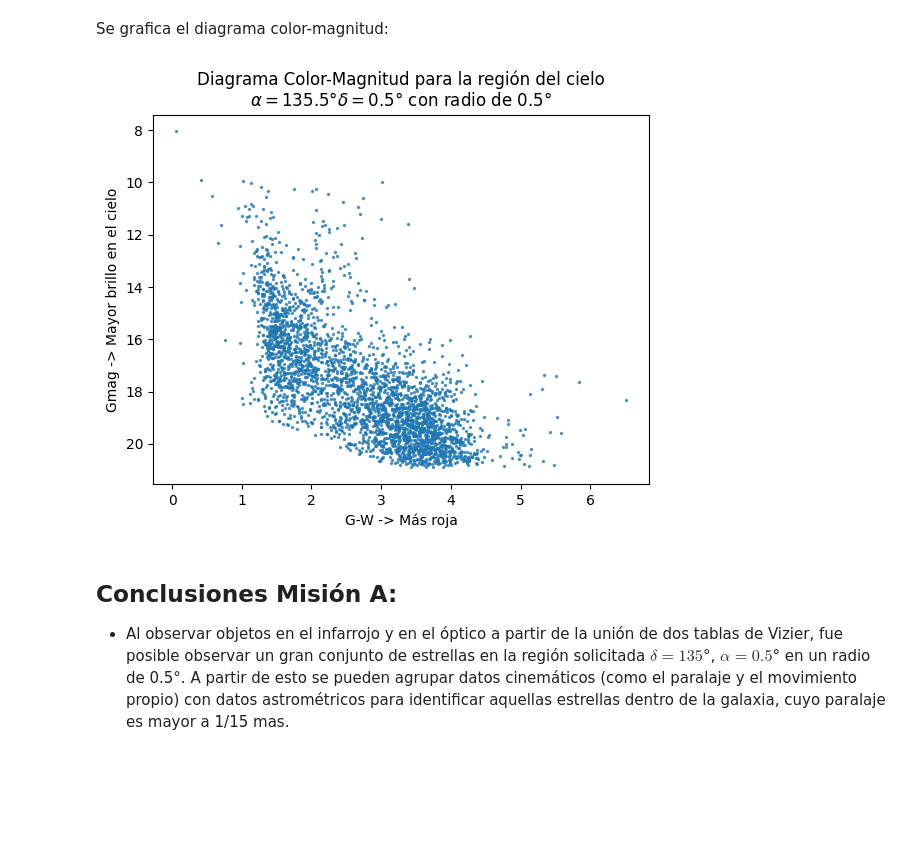
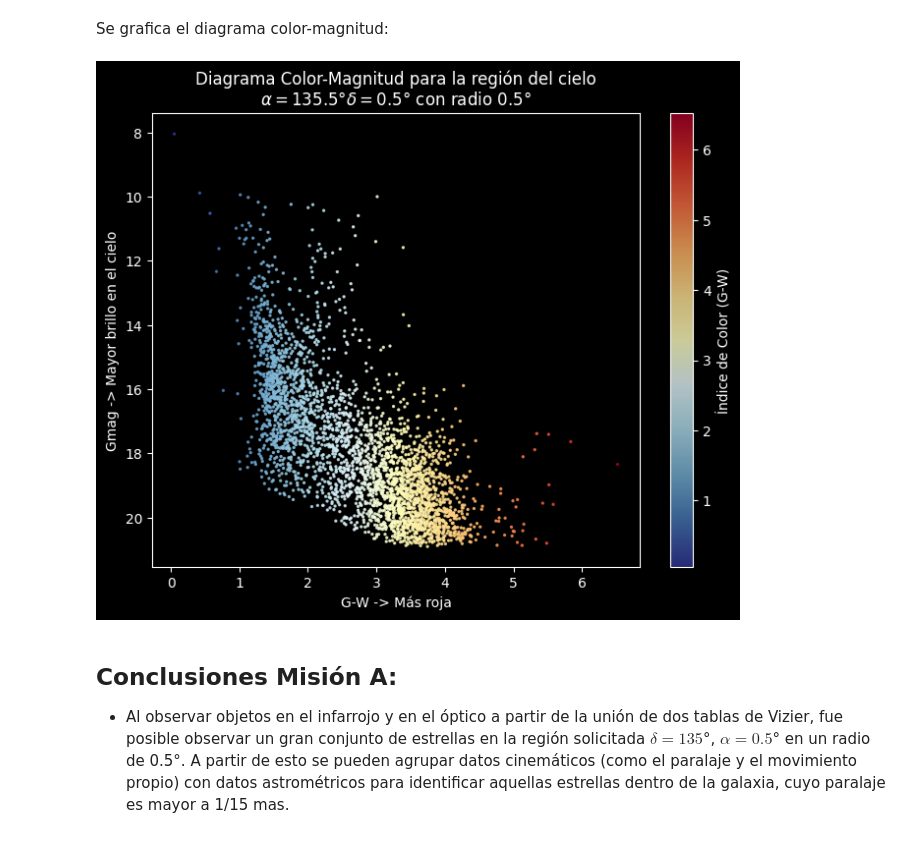
Before and after one commit to seanperdomo/Proyecto_2_MD, a Jupyter notebook: main.ipynb, the cells around one changed output. Saved outputs shown, nothing was run; the diff lists cells and outputs as text; code cells hidden in the pictures; blank space fills up the shorter version.

```diff
--- a/main.ipynb
+++ b/main.ipynb
@@ -113,15 +100,19 @@ See the caveats in the documentation: https://pandas.pydata.org/pandas-docs/stab
 # %% [markdown]
 Se grafica el diagrama color-magnitud:
 # %%
-plt.scatter(df['G-W'], df['Gmag'], s=2, alpha=0.7)
-plt.title('Diagrama Color-Magnitud para la región del cielo\n'+ r'$\alpha=135.5$°$\delta=0.5$° con radio de 0.5°')
+plt.style.use('dark_background')
+plt.figure(figsize=(8, 6))
+sc = plt.scatter(df['G-W'], df['Gmag'], c=df['G-W'], cmap='RdYlBu_r', s=2, alpha=0.8)
+plt.title('Diagrama Color-Magnitud para la región del cielo\n'+ r'$\alpha=135.5$°$\delta=0.5$° con radio 0.5°')
 plt.ylabel('Gmag -> Mayor brillo en el cielo')
 plt.xlabel('G-W -> Más roja')
+cbar = plt.colorbar(sc)
+cbar.set_label('Índice de Color (G-W)')
 plt.gca().invert_yaxis()
 plt.savefig('cmd_1.png')
 plt.show()
 # %% [output]
-[figure, old version]
+[figure, new version]
 # %% [markdown]
 ## Conclusiones Misión A:
 
```
Also changed, not shown: parts of 22 cells of this notebook.
